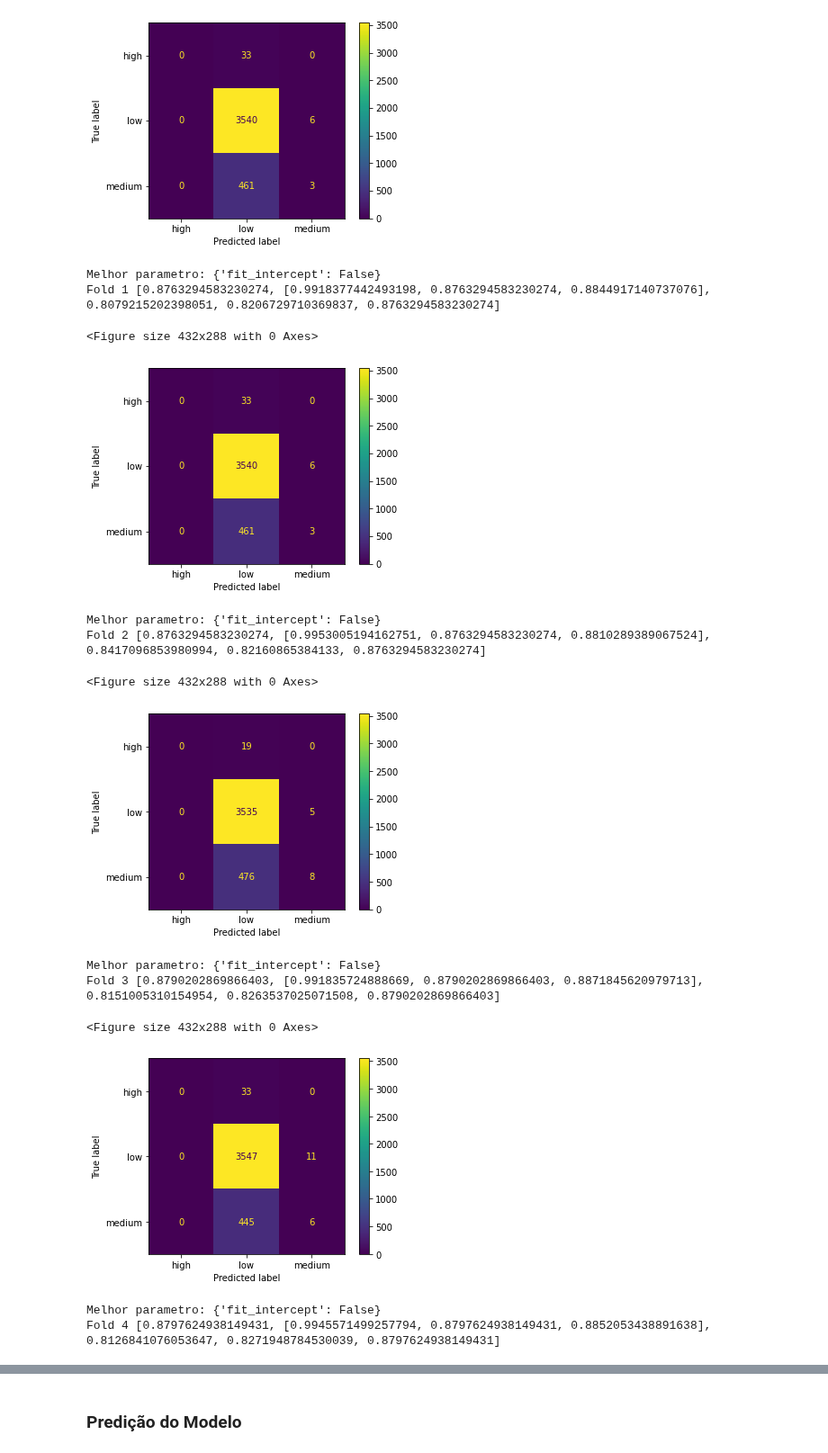
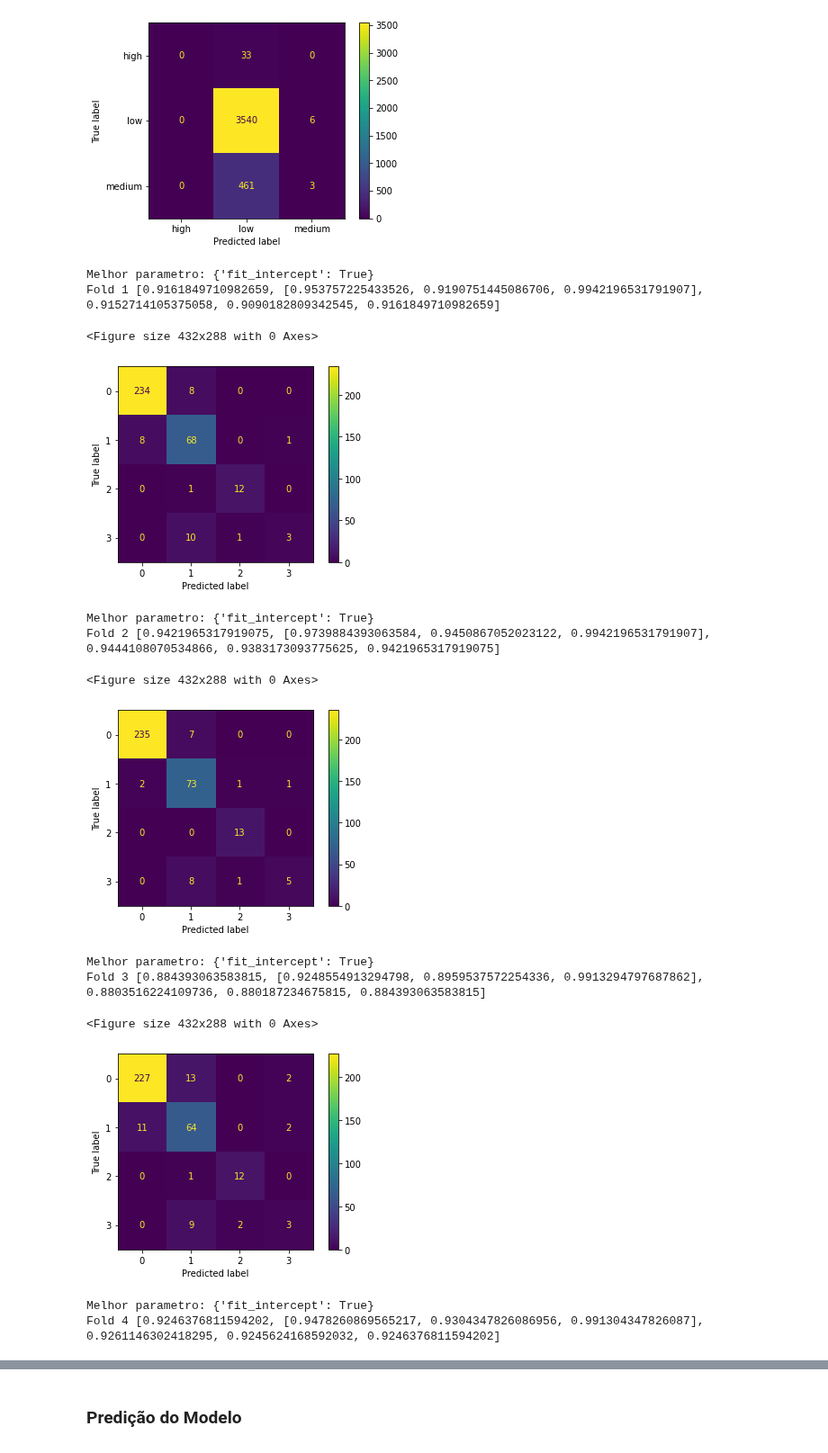
Before and after one commit to lucas-fpaiva/AnalisePred-PES, a Jupyter notebook: Projeto/car_eval/classifier_car.ipynb, the cells around one changed output, grey strips where cells are left out. Shown at 90% size. Saved outputs shown, nothing was run; the diff lists cells and outputs as text; code cells hidden in the pictures.

```diff
--- a/Projeto/car_eval/classifier_car.ipynb
+++ b/Projeto/car_eval/classifier_car.ipynb
@@ -177,0 +176,5 @@ forroset = forroset.rename(columns={'popularity_class':'popularity'})
+# %%
+data = loadarff('/content/AnalisePred_I/Projeto/car_eval/car-evaluation.arff')
+data = pd.DataFrame(data[0])
+
+data.info()
@@ -177,0 +201,6 @@ forroset = forroset.rename(columns={'popularity_class':'popularity'})
+# %%
+# Convertendo os valores em bytes para int
+for col in data.columns:
+    data[col] = data[col].astype(int)
+# %%
+data['id'] = data.index
@@ -177,0 +223,2 @@ forroset = forroset.rename(columns={'popularity_class':'popularity'})
+# %%
+data = data_k_fold(data, 5, 'class', 'id', data.columns[1:-1])
@@ -205,54 +255,51 @@ data_results = pd.DataFrame([],columns=['accuracy', 'confusion_matrix', 'precisi
 models = ["LM", "KNN", "MLP", "DT", "RF"]
 
 for name_model in models:
   results = []
   for k in range(1,6):
-    treino = forroset[forroset.fold!=k]
-    teste  = forroset[forroset.fold==k]
+    treino = data[data.fold!=k]
+    teste  = data[data.fold==k]
 
-    teste = padroniza(teste)
-    treino = padroniza(treino)
+    x_treino = treino.drop(['fold','id','class'], axis=1)
+    y_treino = treino['class']
 
-    x_treino = treino.drop(['fold','track_id','popularity'], axis=1)
-    y_treino = treino.popularity
-
-    x_teste = teste.drop(['fold','track_id','popularity'], axis=1)
-    y_teste = teste.popularity
+    x_teste = teste.drop(['fold','id','class'], axis=1)
+    y_teste = teste['class']
 
     model, best_parameters = grid_best_model(model=name_model, grid=grid, task = "C")
     model.fit(x_treino, y_treino)
     y_pred= model.predict(x_teste)
 
     print("Melhor parametro:", best_parameters)
     print("Fold", k, metrics(y_teste.values, y_pred))
 
     plt.figure()
     plot_confusion_matrix(model, x_teste, y_teste)
     plt.show()
 
 
     result = metrics(y_teste, y_pred)
     result.append(k)
     result.append(name_model)
     result.append(best_parameters)
 
     results.append(result)
 
   data_results = pd.concat([data_results, pd.DataFrame(results,columns=['accuracy', 'confusion_matrix', 'precision', 'f1_score','recall', 'fold','model','parameters'])])
-  data_results.to_csv('/content/drive/MyDrive/AnalisePred_I/classifier_results_'+ name_model + '.csv')
+  data_results.to_csv('/content/drive/MyDrive/AnalisePred_I/Car_results_'+ name_model + '.csv')
 # %% [output]
-Melhor parametro: {'fit_intercept': False}
-Fold 1 [0.8763294583230274, [0.9918377442493198, 0.8763294583230274, 0.8844917140737076], 0.8079215202398051, 0.8206729710369837, 0.8763294583230274]
+Melhor parametro: {'fit_intercept': True}
+Fold 1 [0.9161849710982659, [0.953757225433526, 0.9190751445086706, 0.9942196531791907], 0.9152714105375058, 0.9090182809342545, 0.9161849710982659]
 <Figure size 432x288 with 0 Axes>
-[figure, old version]
+[figure, new version]
-Melhor parametro: {'fit_intercept': False}
-Fold 2 [0.8763294583230274, [0.9953005194162751, 0.8763294583230274, 0.8810289389067524], 0.8417096853980994, 0.82160865384133, 0.8763294583230274]
+Melhor parametro: {'fit_intercept': True}
+Fold 2 [0.9421965317919075, [0.9739884393063584, 0.9450867052023122, 0.9942196531791907], 0.9444108070534866, 0.9383173093775625, 0.9421965317919075]
 <Figure size 432x288 with 0 Axes>
-[figure, old version]
+[figure, new version]
-Melhor parametro: {'fit_intercept': False}
-Fold 3 [0.8790202869866403, [0.991835724888669, 0.8790202869866403, 0.8871845620979713], 0.8151005310154954, 0.8263537025071508, 0.8790202869866403]
+Melhor parametro: {'fit_intercept': True}
+Fold 3 [0.884393063583815, [0.9248554913294798, 0.8959537572254336, 0.9913294797687862], 0.8803516224109736, 0.880187234675815, 0.884393063583815]
 <Figure size 432x288 with 0 Axes>
-[figure, old version]
+[figure, new version]
-Melhor parametro: {'fit_intercept': False}
-Fold 4 [0.8797624938149431, [0.9945571499257794, 0.8797624938149431, 0.8852053438891638], 0.8126841076053647, 0.8271948784530039, 0.8797624938149431]
+Melhor parametro: {'fit_intercept': True}
+Fold 4 [0.9246376811594202, [0.9478260869565217, 0.9304347826086956, 0.991304347826087], 0.9261146302418295, 0.9245624168592032, 0.9246376811594202]
 <Figure size 432x288 with 0 Axes>
```
Also changed, not shown: parts of 14 cells of this notebook.
